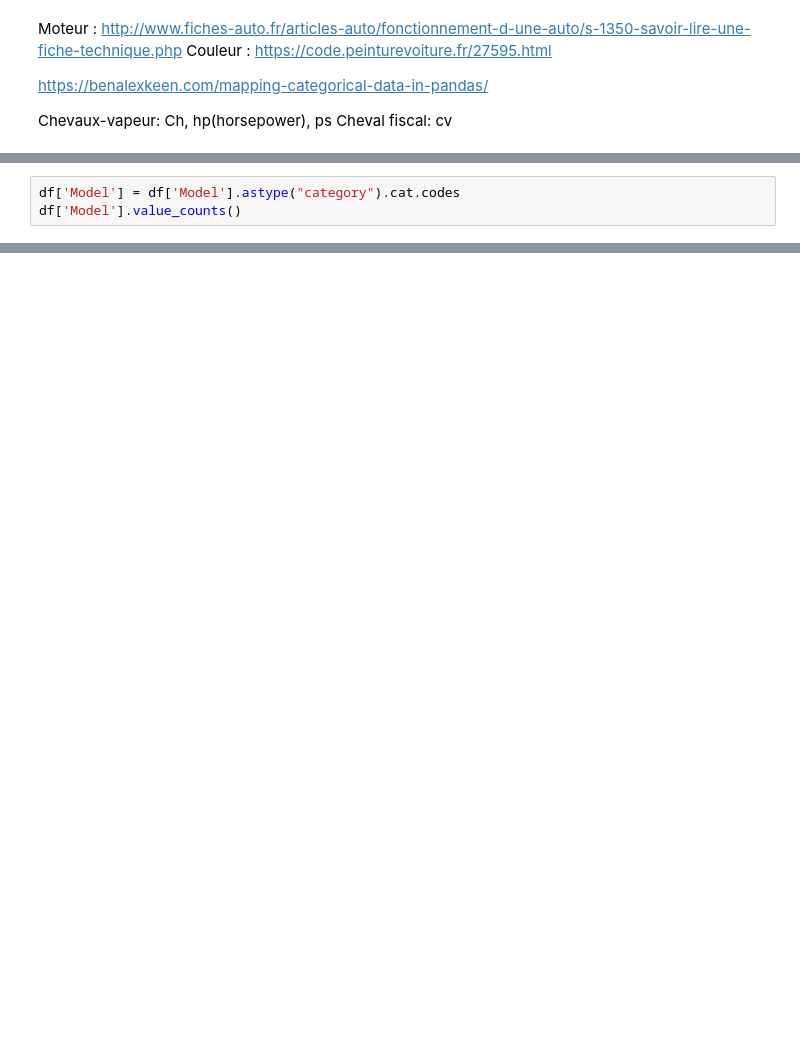
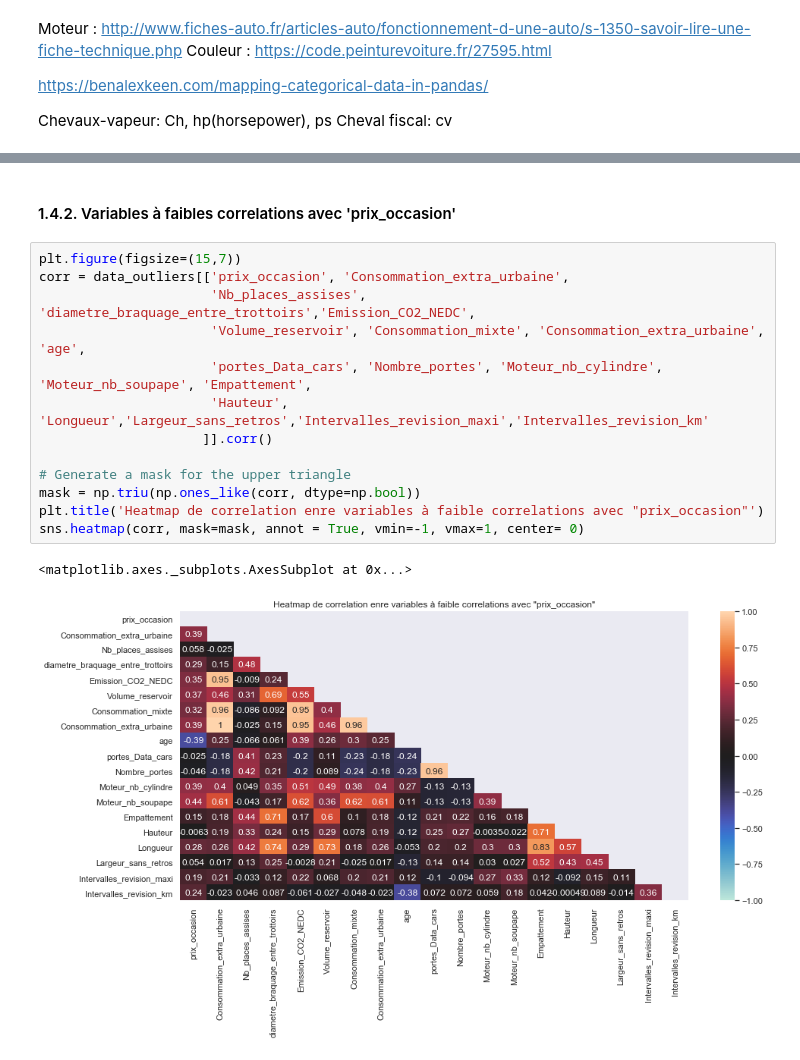
Before and after one commit to lyes1/projet_data_automobile, a Jupyter notebook: 4_FinalData_exploration_Modeling.ipynb, the cells around one changed output, grey strips where cells are left out. Drawn from its saved outputs; the diff is of its cells as text; blank space fills up the shorter version.

```diff
--- a/4_FinalData_exploration_Modeling.ipynb
+++ b/4_FinalData_exploration_Modeling.ipynb
@@ -616,3 +66,0 @@ Name: Model, Length: 846, dtype: int64
-# %%
-df['Model'] = df['Model'].astype("category").cat.codes
-df['Model'].value_counts()
@@ -875,0 +472,18 @@ os.system( "say ayema taaboute louzarrr" )
+# %% [markdown]
+#### 1.4.2. Variables à faibles correlations avec 'prix_occasion'
+# %%
+plt.figure(figsize=(15,7))
+corr = data_outliers[['prix_occasion', 'Consommation_extra_urbaine',
+                      'Nb_places_assises',  'diametre_braquage_entre_trottoirs','Emission_CO2_NEDC',
+                      'Volume_reservoir', 'Consommation_mixte', 'Consommation_extra_urbaine', 'age',
+                      'portes_Data_cars', 'Nombre_portes', 'Moteur_nb_cylindre', 'Moteur_nb_soupape', 'Empattement',
+                      'Hauteur', 'Longueur','Largeur_sans_retros','Intervalles_revision_maxi','Intervalles_revision_km'
+                     ]].corr()
+
+# Generate a mask for the upper triangle
+mask = np.triu(np.ones_like(corr, dtype=np.bool))
+plt.title('Heatmap de correlation enre variables à faible correlations avec "prix_occasion"')
+sns.heatmap(corr, mask=mask, annot = True, vmin=-1, vmax=1, center= 0)
+# %% [output]
+<matplotlib.axes._subplots.AxesSubplot at 0x...>
+[figure, added]
```
Also changed, not shown: parts of 152 cells of this notebook.
